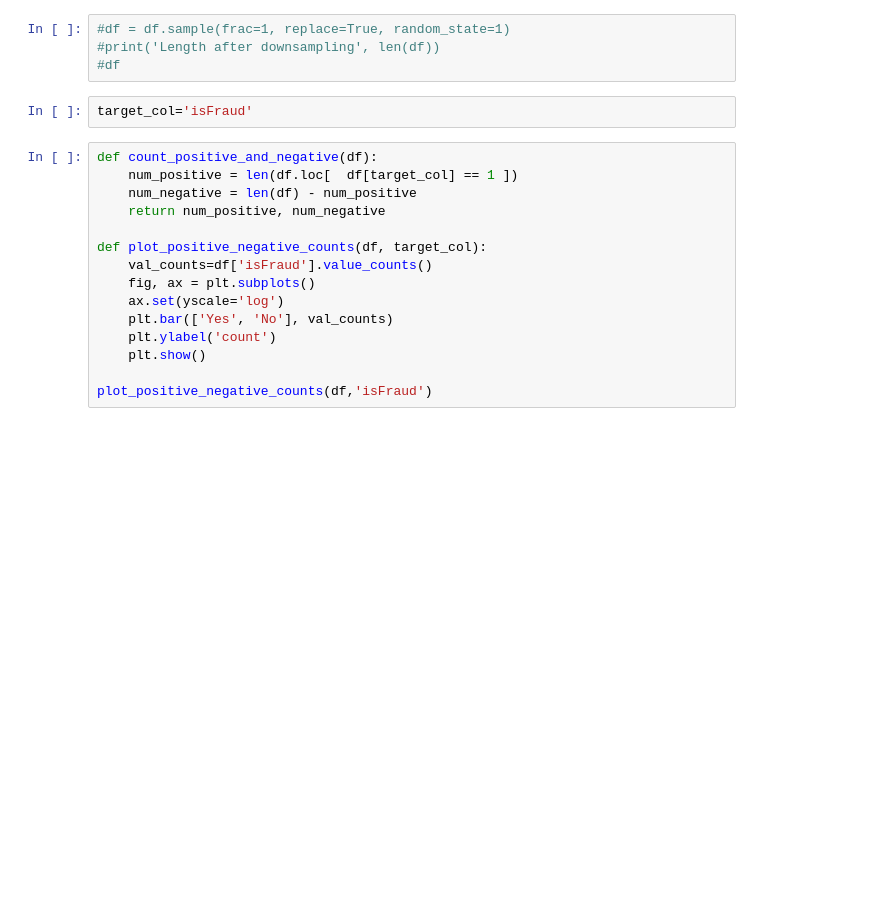
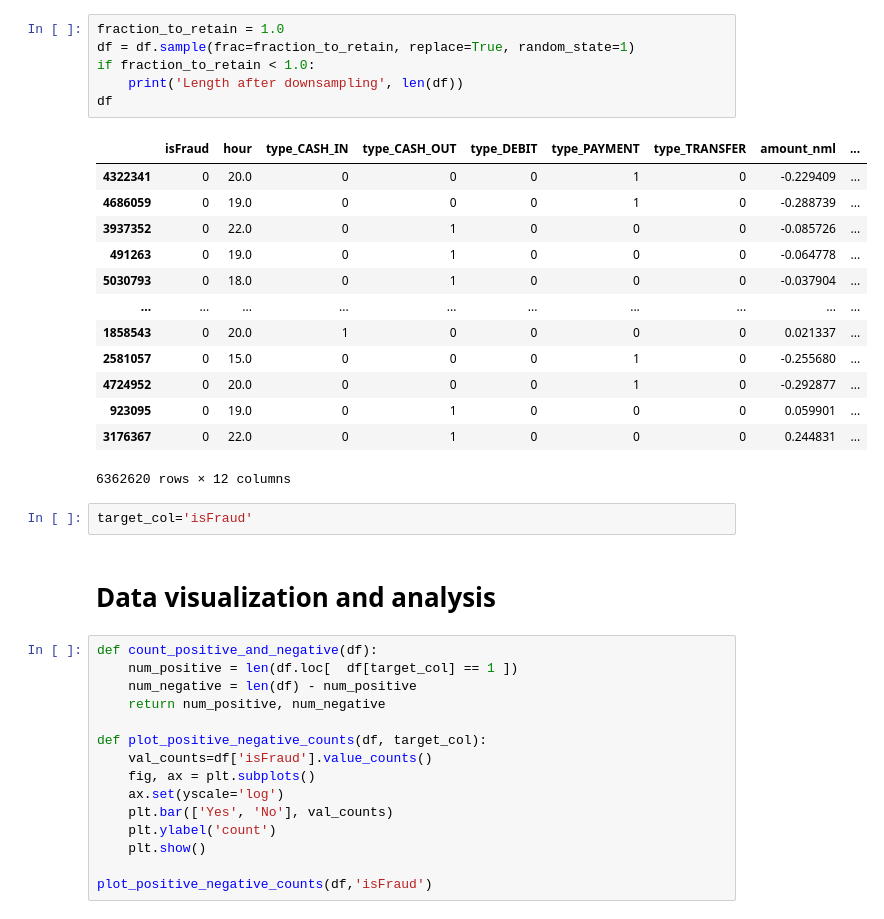
Before and after one commit to JoshuaFox/fraud-detect-blackbelt, a Jupyter notebook: sagemaker_and_local_run.ipynb, the cells around one changed output. Saved outputs shown, nothing was run; the diff lists cells and outputs as text; blank space fills up the shorter version.

```diff
--- a/sagemaker_and_local_run.ipynb
+++ b/sagemaker_and_local_run.ipynb
@@ -69,9 +83,27 @@ Wall time: 581 ms
 # %%
-#df = df.sample(frac=1, replace=True, random_state=1)
-#print('Length after downsampling', len(df))
-#df
+fraction_to_retain = 1.0
+df = df.sample(frac=fraction_to_retain, replace=True, random_state=1)
+if fraction_to_retain < 1.0:
+    print('Length after downsampling', len(df))
+df
+# %% [output]
+|  | isFraud | hour | type_CASH_IN | type_CASH_OUT | type_DEBIT | type_PAYMENT | type_TRANSFER | amount_nml | ... |
+| 4322341 | 0 | 20.0 | 0 | 0 | 0 | 1 | 0 | -0.229409 | ... |
+| 4686059 | 0 | 19.0 | 0 | 0 | 0 | 1 | 0 | -0.288739 | ... |
+| 3937352 | 0 | 22.0 | 0 | 1 | 0 | 0 | 0 | -0.085726 | ... |
+| 491263 | 0 | 19.0 | 0 | 1 | 0 | 0 | 0 | -0.064778 | ... |
+| 5030793 | 0 | 18.0 | 0 | 1 | 0 | 0 | 0 | -0.037904 | ... |
+| ... | ... | ... | ... | ... | ... | ... | ... | ... | ... |
+| 1858543 | 0 | 20.0 | 1 | 0 | 0 | 0 | 0 | 0.021337 | ... |
+| 2581057 | 0 | 15.0 | 0 | 0 | 0 | 1 | 0 | -0.255680 | ... |
+| 4724952 | 0 | 20.0 | 0 | 0 | 0 | 1 | 0 | -0.292877 | ... |
+| 923095 | 0 | 19.0 | 0 | 1 | 0 | 0 | 0 | 0.059901 | ... |
+| 3176367 | 0 | 22.0 | 0 | 1 | 0 | 0 | 0 | 0.244831 | ... |
+6362620 rows × 12 columns
 # %%
 target_col='isFraud'
+# %% [markdown]
+# Data visualization and analysis
 # %%
 def count_positive_and_negative(df):
     num_positive = len(df.loc[  df[target_col] == 1 ])
```
Also changed, not shown: parts of 27 cells of this notebook.
